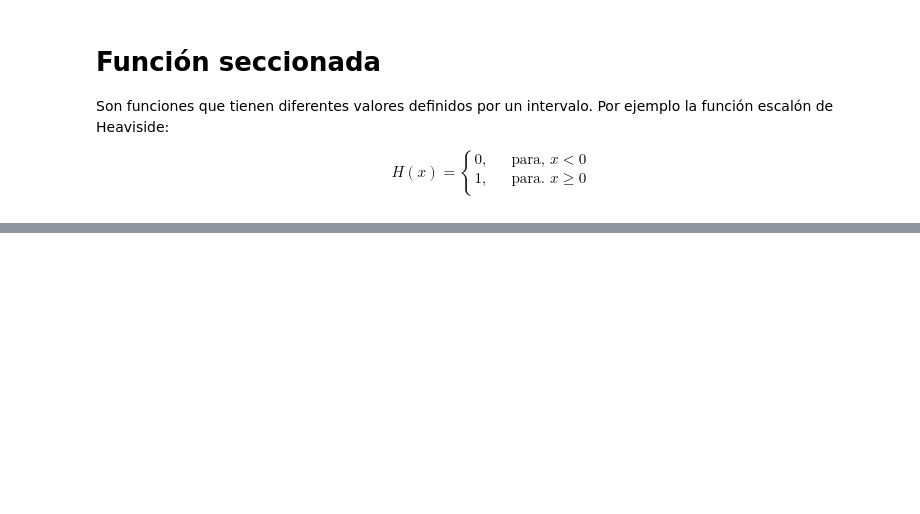
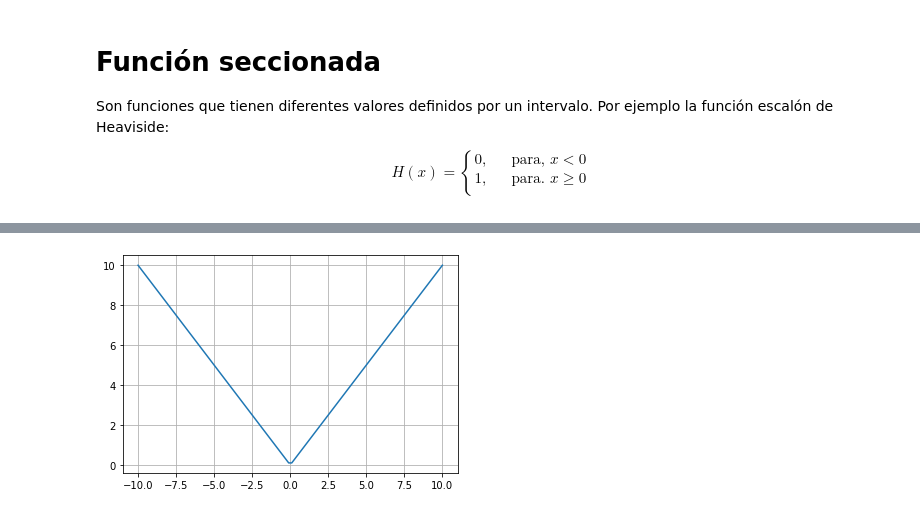
Before and after one commit to FernandoCallasaca/data_science_projects, a Jupyter notebook: 1_Programando_funciones.ipynb, the cells around one changed output, grey strips where cells are left out. Drawn from its saved outputs; the diff is of its cells as text; code cells hidden in the pictures; blank space fills up the shorter version.

```diff
--- a/1_Programando_funciones.ipynb
+++ b/1_Programando_funciones.ipynb
@@ -170,0 +173,25 @@ plt.plot(x,y)
+# %%
+# Función absoluto
+
+N = 100
+
+def absoluto(x):
+  # creamos una copia del arreglo x
+  Y = x.copy()
+  # iteramos cada valor de x
+  for idx, x in enumerate(x):
+    if(x == 0):
+      Y[idx] = 0
+    elif(x < 0):
+      Y[idx] = abs(x)
+  return Y
+
+# creamos nuestro arreglo
+x = np.linspace(-10, 10, num = N)
+
+y = absoluto(x)
+
+plt.plot(x,y)
+plt.grid()
+# %% [output]
+[figure, added]
```
Also changed, not shown: parts of 6 cells of this notebook.
